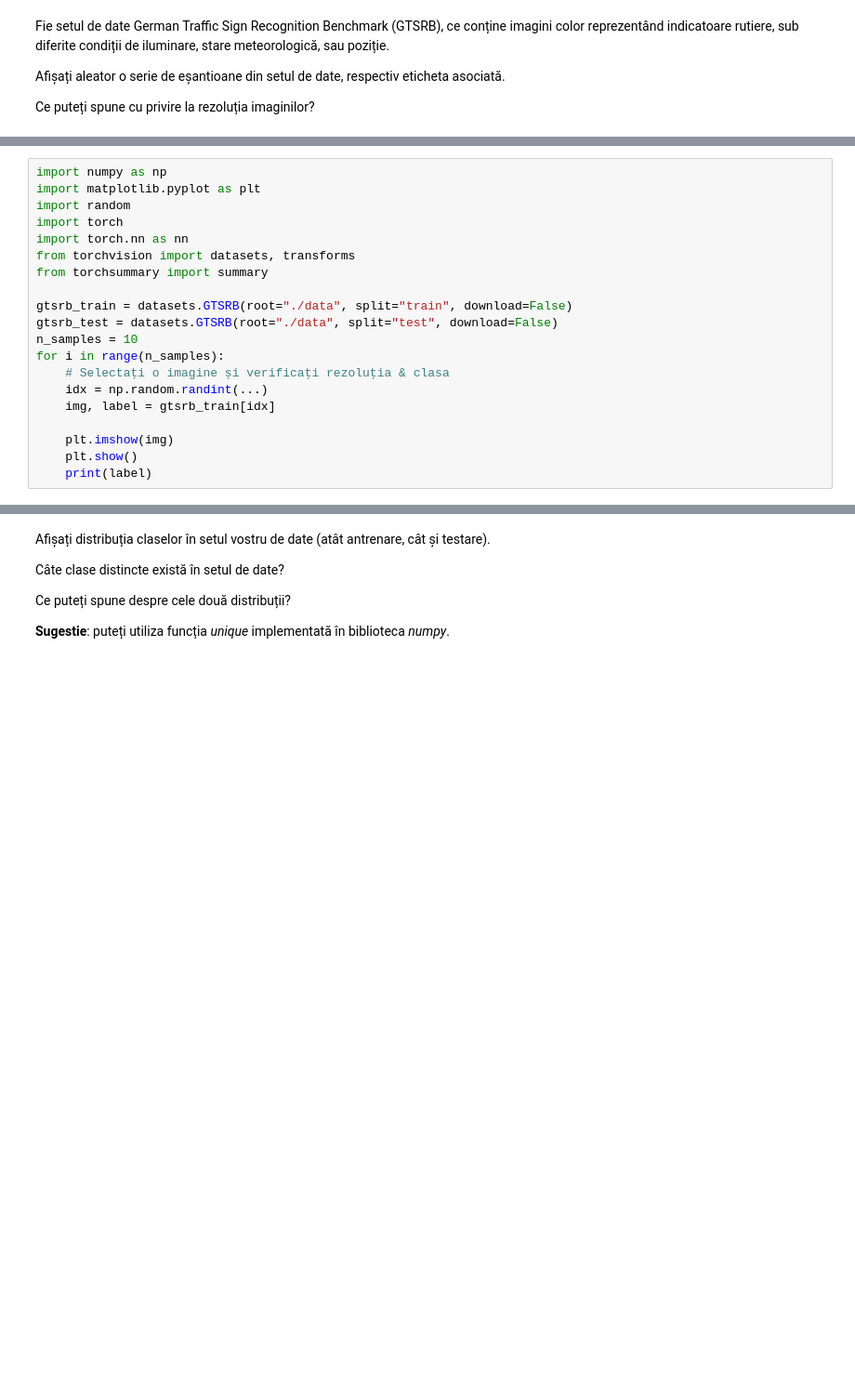
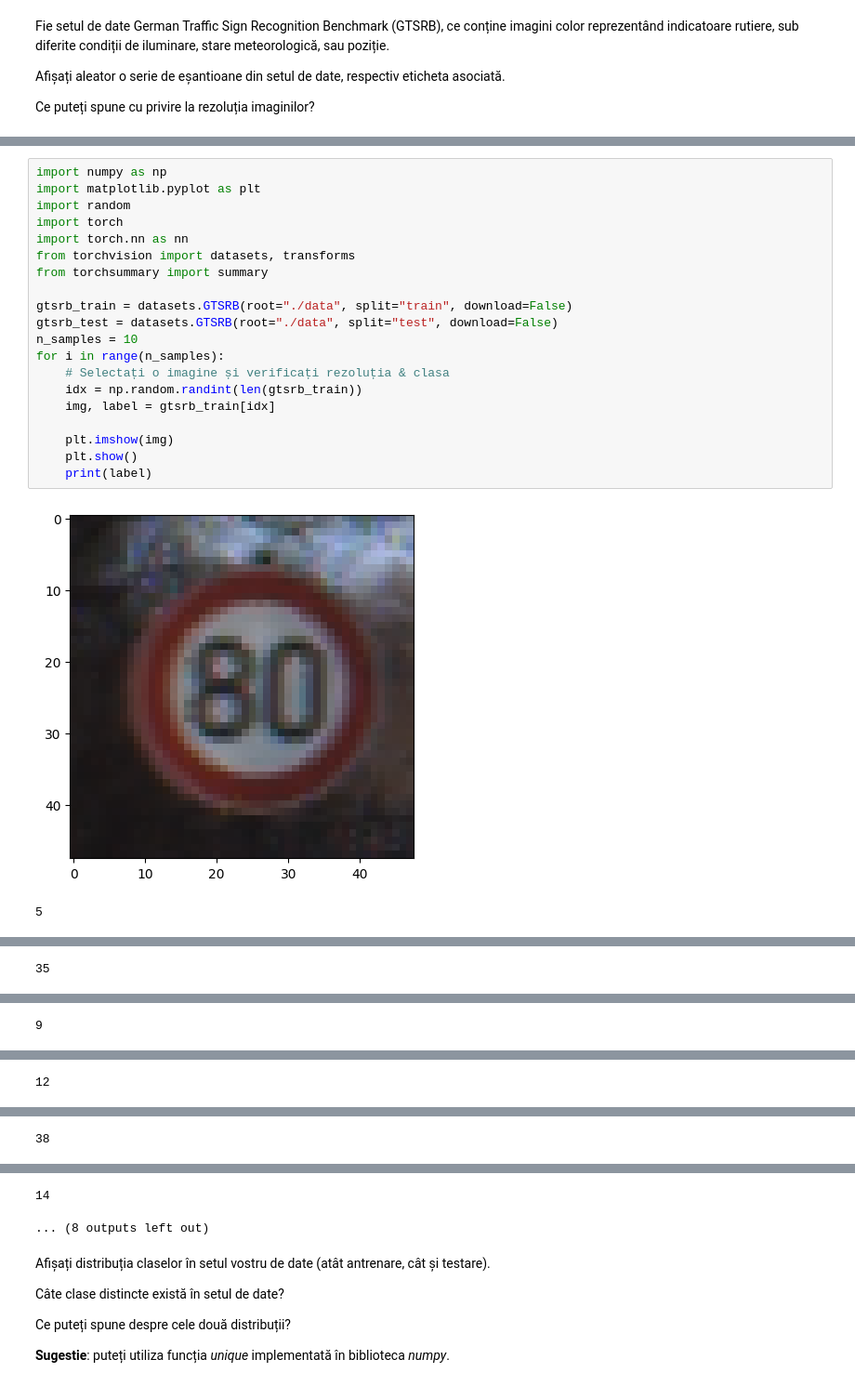
Before and after one commit to Traian71/college-work, a Jupyter notebook: ia2/Lab 3-20261030/lab3.ipynb, the cells around one changed output, grey strips where cells are left out. Shown at 93% size. Drawn from its saved outputs; the diff is of its cells as text; blank space fills up the shorter version.

```diff
--- a/ia2/Lab 3-20261030/lab3.ipynb
+++ b/ia2/Lab 3-20261030/lab3.ipynb
@@ -16,20 +25,23 @@ with zipfile.ZipFile("gtsrb.zip", "r") as zf:
 # %%
 import numpy as np
 import matplotlib.pyplot as plt
 import random
 import torch
 import torch.nn as nn
 from torchvision import datasets, transforms
 from torchsummary import summary
 
 gtsrb_train = datasets.GTSRB(root="./data", split="train", download=False)
 gtsrb_test = datasets.GTSRB(root="./data", split="test", download=False)
 n_samples = 10
 for i in range(n_samples):
     # Selectați o imagine și verificați rezoluția & clasa
-    idx = np.random.randint(...)
+    idx = np.random.randint(len(gtsrb_train))
     img, label = gtsrb_train[idx]
 
     plt.imshow(img)
     plt.show()
     print(label)
+# %% [output]
+[figure, added]
+5
@@ -35,0 +49 @@ for i in range(n_samples):
+35
@@ -35,0 +51 @@ for i in range(n_samples):
+9
@@ -35,0 +53 @@ for i in range(n_samples):
+12
@@ -35,0 +55 @@ for i in range(n_samples):
+38
@@ -36,3 +57,5 @@ for i in range(n_samples):
+14
+... (8 outputs left out)
 # %% [markdown]
 Afișați distribuția claselor în setul vostru de date (atât antrenare, cât și testare).
 
```
Also changed, not shown: parts of 10 cells of this notebook, 48 other files.
